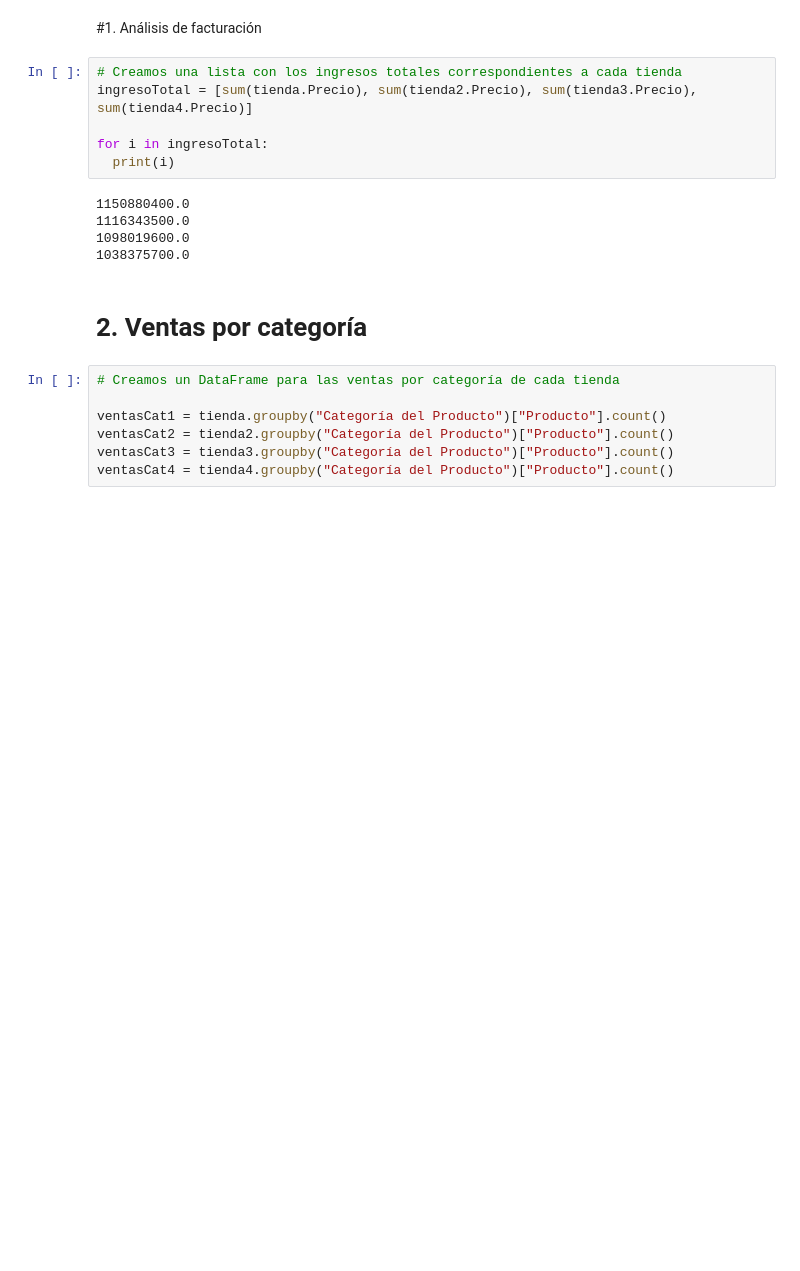
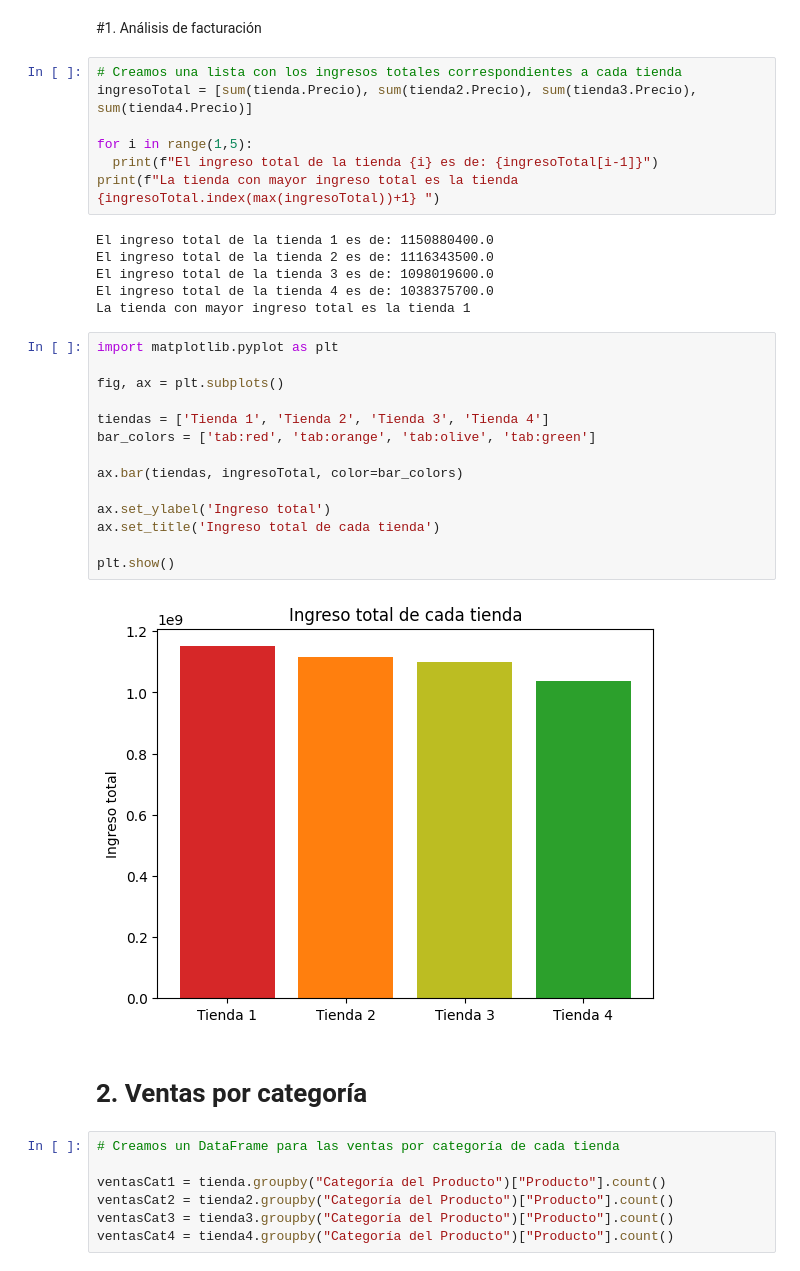
Before and after one commit to YafteMContreras/Challenge-Alura-Store, a Jupyter notebook: AluraStoreLatam.ipynb, the cells around one changed output. Drawn from its saved outputs; the diff is of its cells as text; blank space fills up the shorter version.

```diff
--- a/AluraStoreLatam.ipynb
+++ b/AluraStoreLatam.ipynb
@@ -27,13 +27,31 @@ tienda.head()
 # Creamos una lista con los ingresos totales correspondientes a cada tienda
 ingresoTotal = [sum(tienda.Precio), sum(tienda2.Precio), sum(tienda3.Precio), sum(tienda4.Precio)]
 
-for i in ingresoTotal:
-  print(i)
+for i in range(1,5):
+  print(f"El ingreso total de la tienda {i} es de: {ingresoTotal[i-1]}")
+print(f"La tienda con mayor ingreso total es la tienda {ingresoTotal.index(max(ingresoTotal))+1} ")
 # %% [output]
-1150880400.0
-1116343500.0
-1098019600.0
-1038375700.0
+El ingreso total de la tienda 1 es de: 1150880400.0
+El ingreso total de la tienda 2 es de: 1116343500.0
+El ingreso total de la tienda 3 es de: 1098019600.0
+El ingreso total de la tienda 4 es de: 1038375700.0
+La tienda con mayor ingreso total es la tienda 1
+# %%
+import matplotlib.pyplot as plt
+
+fig, ax = plt.subplots()
+
+tiendas = ['Tienda 1', 'Tienda 2', 'Tienda 3', 'Tienda 4']
+bar_colors = ['tab:red', 'tab:orange', 'tab:olive', 'tab:green']
+
+ax.bar(tiendas, ingresoTotal, color=bar_colors)
+
+ax.set_ylabel('Ingreso total')
+ax.set_title('Ingreso total de cada tienda')
+
+plt.show()
+# %% [output]
+[figure, added]
 # %% [markdown]
 # 2. Ventas por categoría
 # %%
```
Also changed, not shown: parts of 7 cells of this notebook.
